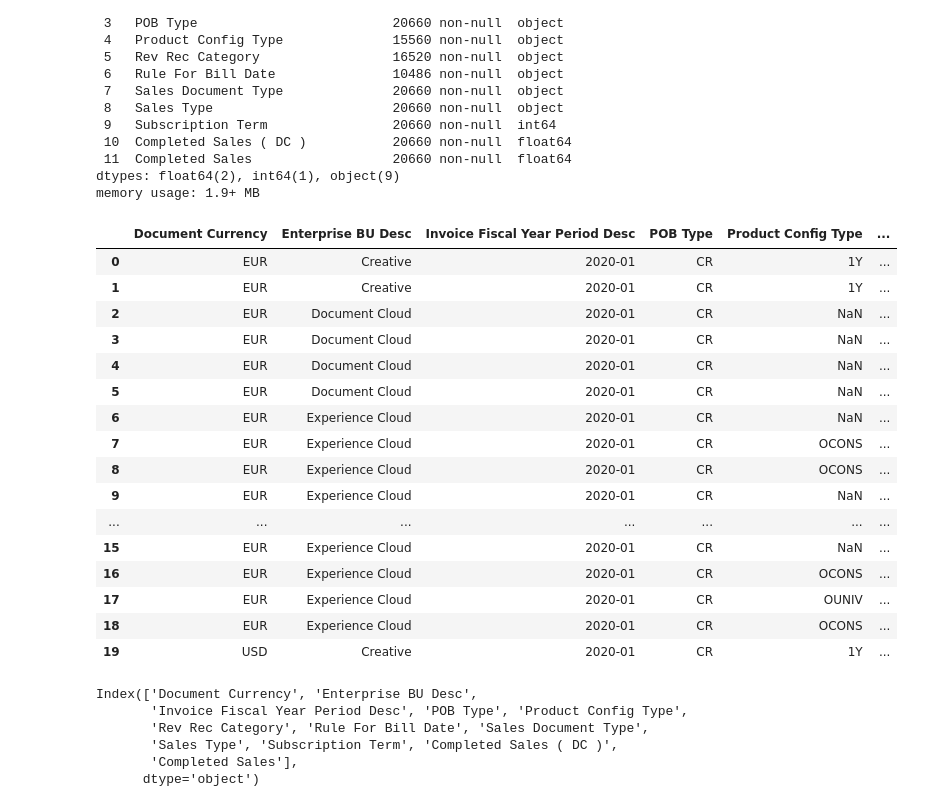
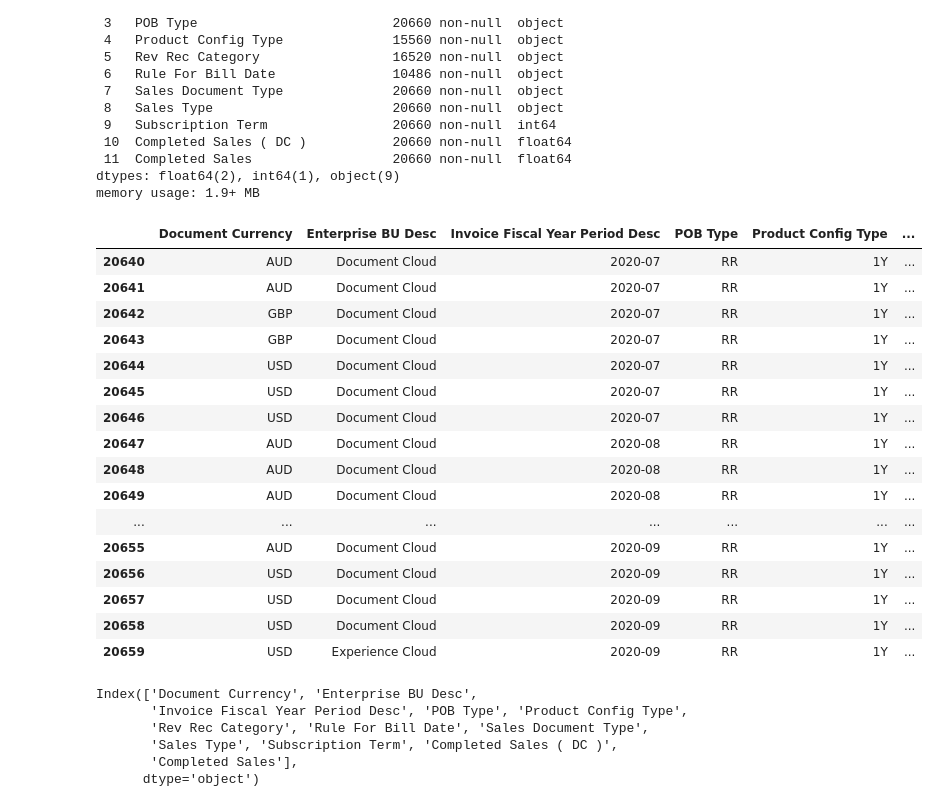
Before and after one commit to niskrev/Treasury_python_tutorials, a Jupyter notebook: notebooks/Assignment_5_Advanced_Pandas.ipynb, the cells around one changed output. Saved outputs shown, nothing was run; the diff lists cells and outputs as text; code cells hidden in the pictures.

```diff
--- a/notebooks/Assignment_5_Advanced_Pandas.ipynb
+++ b/notebooks/Assignment_5_Advanced_Pandas.ipynb
@@ -74,25 +74,25 @@ Data columns (total 12 columns):
 dtypes: float64(2), int64(1), object(9)
 memory usage: 1.9+ MB
 # %%
-df.head(20)
+df.tail(20)
 # %% [output]
 |  | Document Currency | Enterprise BU Desc | Invoice Fiscal Year Period Desc | POB Type | Product Config Type | ... |
-| 0 | EUR | Creative | 2020-01 | CR | 1Y | ... |
-| 1 | EUR | Creative | 2020-01 | CR | 1Y | ... |
-| 2 | EUR | Document Cloud | 2020-01 | CR | NaN | ... |
-| 3 | EUR | Document Cloud | 2020-01 | CR | NaN | ... |
-| 4 | EUR | Document Cloud | 2020-01 | CR | NaN | ... |
-| 5 | EUR | Document Cloud | 2020-01 | CR | NaN | ... |
-| 6 | EUR | Experience Cloud | 2020-01 | CR | NaN | ... |
-| 7 | EUR | Experience Cloud | 2020-01 | CR | OCONS | ... |
-| 8 | EUR | Experience Cloud | 2020-01 | CR | OCONS | ... |
-| 9 | EUR | Experience Cloud | 2020-01 | CR | NaN | ... |
+| 20640 | AUD | Document Cloud | 2020-07 | RR | 1Y | ... |
+| 20641 | AUD | Document Cloud | 2020-07 | RR | 1Y | ... |
+| 20642 | GBP | Document Cloud | 2020-07 | RR | 1Y | ... |
+| 20643 | GBP | Document Cloud | 2020-07 | RR | 1Y | ... |
+| 20644 | USD | Document Cloud | 2020-07 | RR | 1Y | ... |
+| 20645 | USD | Document Cloud | 2020-07 | RR | 1Y | ... |
+| 20646 | USD | Document Cloud | 2020-07 | RR | 1Y | ... |
+| 20647 | AUD | Document Cloud | 2020-08 | RR | 1Y | ... |
+| 20648 | AUD | Document Cloud | 2020-08 | RR | 1Y | ... |
+| 20649 | AUD | Document Cloud | 2020-08 | RR | 1Y | ... |
 | ... | ... | ... | ... | ... | ... | ... |
-| 15 | EUR | Experience Cloud | 2020-01 | CR | NaN | ... |
-| 16 | EUR | Experience Cloud | 2020-01 | CR | OCONS | ... |
-| 17 | EUR | Experience Cloud | 2020-01 | CR | OUNIV | ... |
-| 18 | EUR | Experience Cloud | 2020-01 | CR | OCONS | ... |
-| 19 | USD | Creative | 2020-01 | CR | 1Y | ... |
+| 20655 | AUD | Document Cloud | 2020-09 | RR | 1Y | ... |
+| 20656 | USD | Document Cloud | 2020-09 | RR | 1Y | ... |
+| 20657 | USD | Document Cloud | 2020-09 | RR | 1Y | ... |
+| 20658 | USD | Document Cloud | 2020-09 | RR | 1Y | ... |
+| 20659 | USD | Experience Cloud | 2020-09 | RR | 1Y | ... |
 # %%
 df.columns
 # %% [output]
```
Also changed, not shown: parts of 1 cell of this notebook, 1 other file.
